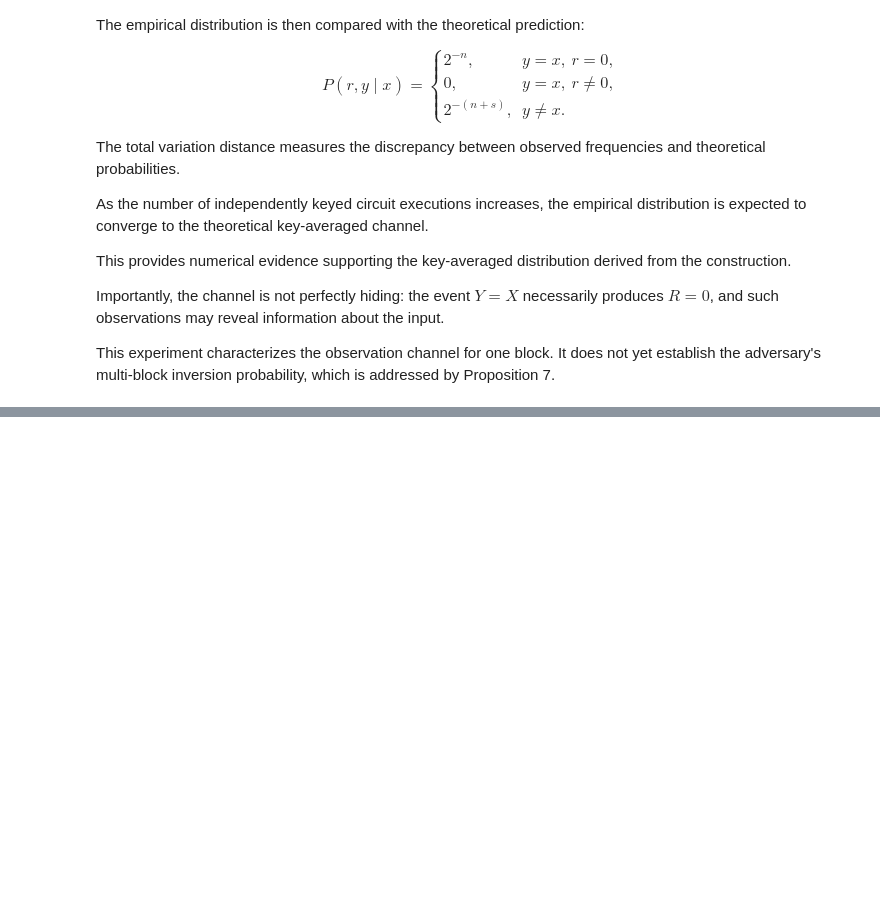
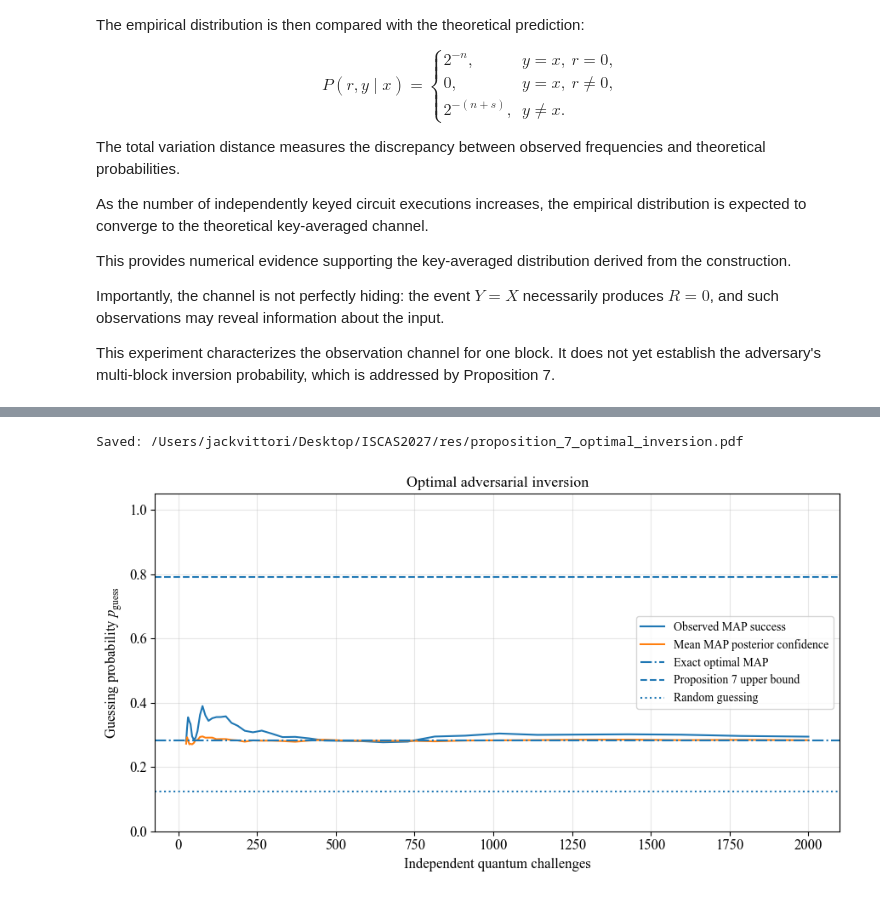
Before and after one commit to NesyaLab/ISCAS2027, a Jupyter notebook: notebooks/Circuit_level_inversion_security_LCU.ipynb, the cells around one changed output, grey strips where cells are left out. Drawn from its saved outputs; the diff is of its cells as text; code cells hidden in the pictures; blank space fills up the shorter version.

Commit message:
Add bayesian attack

```diff
--- a/notebooks/Circuit_level_inversion_security_LCU.ipynb
+++ b/notebooks/Circuit_level_inversion_security_LCU.ipynb
@@ -1900,0 +2418,65 @@ Saved: /Users/jackvittori/Desktop/ISCAS2027/res/proposition_6_key_average_conver
+# %%
+# ============================================================
+# PROPOSITION 7 — OPTIMAL ATTACK CONVERGENCE
+# ============================================================
+
+checkpoints = np.unique(
+    np.geomspace(
+        ADV_MIN_CHECKPOINT,
+        ADV_TRIALS,
+        num=ADV_N_CHECKPOINTS,
+    ).round().astype(int)
+)
+
+success = attack_df["Correct"].to_numpy(dtype=float)
+confidence = attack_df["Confidence"].to_numpy(dtype=float)
+
+empirical = np.cumsum(success)[checkpoints - 1] / checkpoints
+posterior_estimate = (
+    np.cumsum(confidence)[checkpoints - 1] / checkpoints
+)
+
+fig, ax = plt.subplots(figsize=(9, 5))
+
+ax.plot(
+    checkpoints, empirical,
+    label="Observed MAP success",
+)
+
+ax.plot(
+    checkpoints, posterior_estimate,
+    label="Mean MAP posterior confidence",
+)
+
+if p_optimal is not None:
+    ax.axhline(
+        p_optimal,
+        linestyle="-.",
+        label="Exact optimal MAP",
+    )
+
+ax.axhline(
+    min(1.0, raw_bound),
+    linestyle="--",
+    label="Proposition 7 upper bound",
+)
+
+ax.axhline(
+    2**(-ADV_N),
+    linestyle=":",
+    label="Random guessing",
+)
+
+ax.set_xlabel("Independent quantum challenges")
+ax.set_ylabel(r"Guessing probability $p_{\mathrm{guess}}$")
+ax.set_title("Optimal adversarial inversion")
+ax.set_ylim(0, 1.05)
+ax.grid(alpha=0.3)
+ax.legend()
+
+plt.tight_layout()
+save_pdf(fig, "proposition_7_optimal_inversion")
+plt.show()
+# %% [output]
+Saved: /Users/jackvittori/Desktop/ISCAS2027/res/proposition_7_optimal_inversion.pdf
+[figure, added]
```
Also changed, not shown: parts of 21 cells of this notebook.
